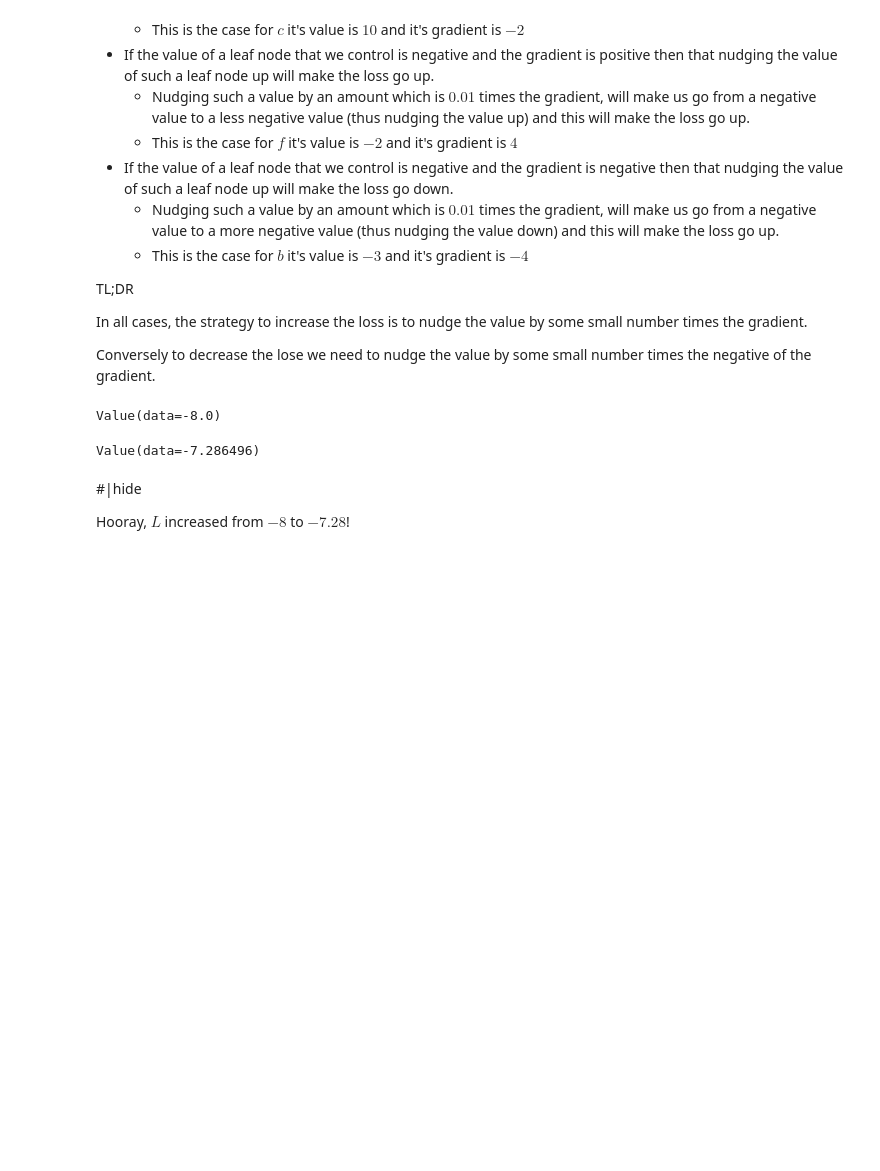
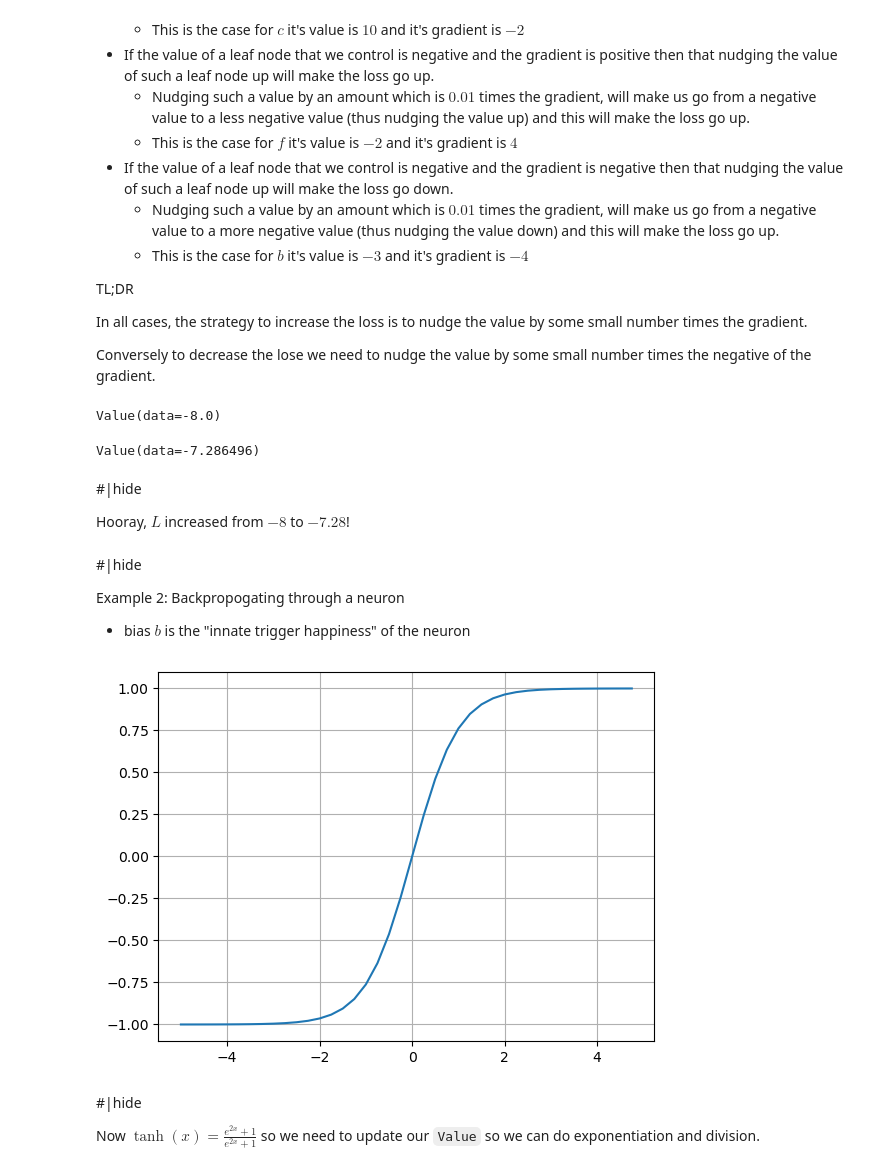
Before and after one commit to nasheqlbrm/neev, a Jupyter notebook: nbs/00_engine.ipynb, the cells around one changed output. Cells and saved outputs as stored; diff of their text form; code cells hidden in the pictures; blank space fills up the shorter version.

Commit message:
next step to add exponentiation and division

```diff
--- a/nbs/00_engine.ipynb
+++ b/nbs/00_engine.ipynb
@@ -411,3 +412,21 @@ Value(data=-7.286496)
 #|hide
 
 Hooray, $L$ increased from $-8$ to $-7.28$!
+# %% [markdown]
+#|hide
+
+Example 2: Backpropogating through a neuron
+
+* bias $b$ is the "innate trigger happiness" of the neuron
+# %%
+#|hide
+# A squashing function (a.k.a as an activation function)
+xs = np.arange(-5,5,0.25)
+ys = np.tanh(xs)
+plt.plot(xs, ys); plt.grid()
+# %% [output]
+[figure, added]
+# %% [markdown]
+#|hide
+
+Now $\tanh(x) = \frac{e^{2x}+1}{e^{2x}+1}$ so we need to update our `Value` so we can do exponentiation and division.
```
Also changed, not shown: parts of 2 cells of this notebook, 1 other file.
